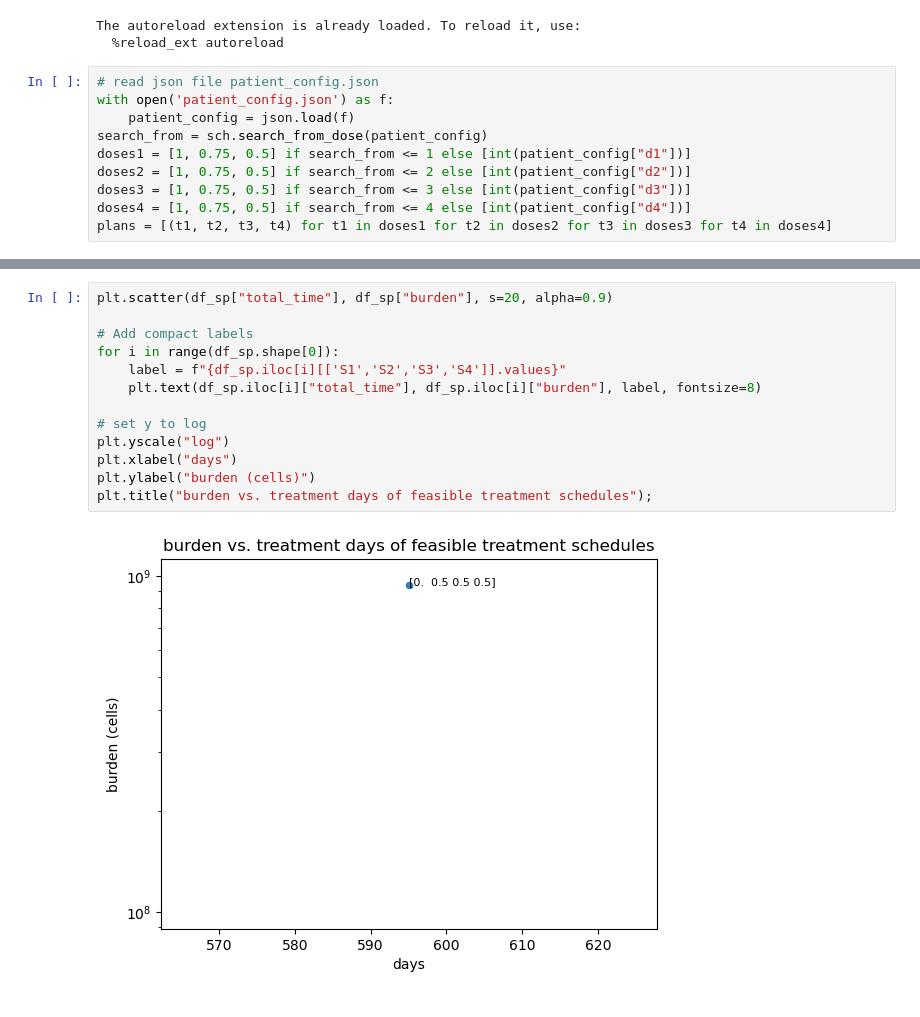
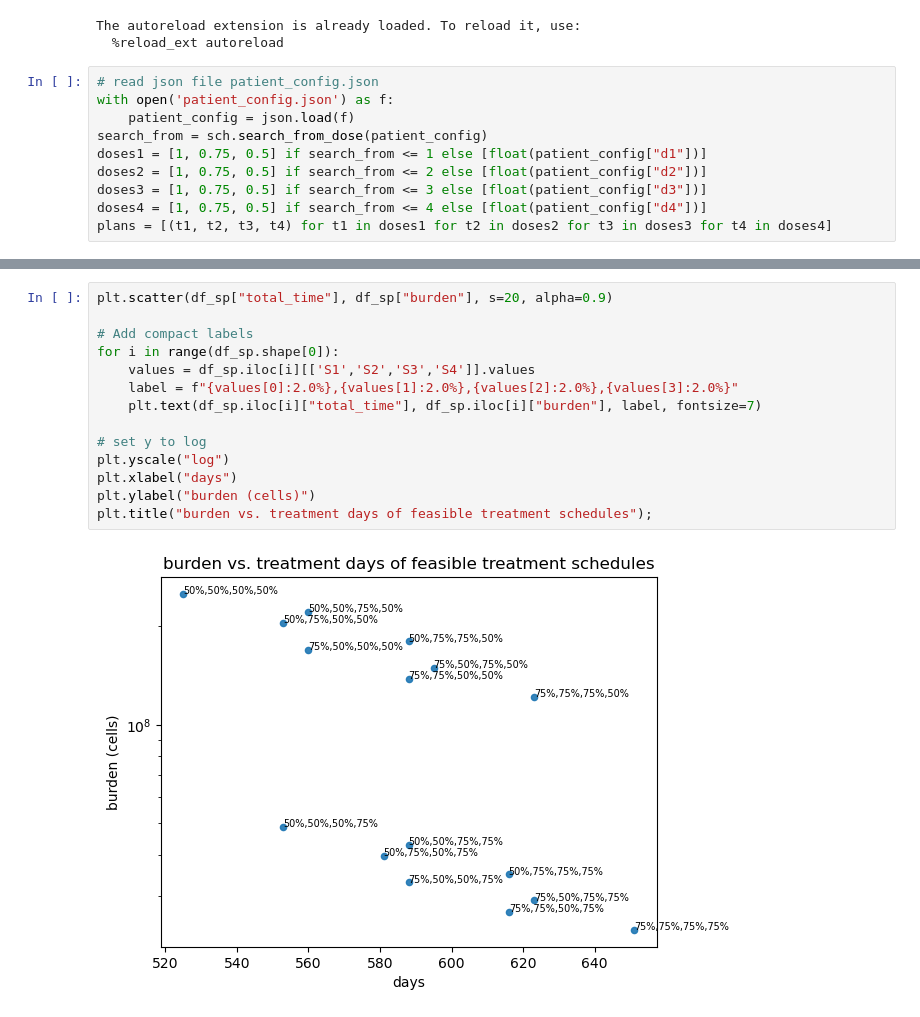
Before and after one commit to tony1747/patient-informed-decision-tool, a Jupyter notebook: main.ipynb, the cells around one changed output, grey strips where cells are left out. Drawn from its saved outputs; the diff is of its cells as text.

```diff
--- a/main.ipynb
+++ b/main.ipynb
@@ -17,10 +17,10 @@ The autoreload extension is already loaded. To reload it, use:
 with open('patient_config.json') as f:
     patient_config = json.load(f)
 search_from = sch.search_from_dose(patient_config)
-doses1 = [1, 0.75, 0.5] if search_from <= 1 else [int(patient_config["d1"])]
-doses2 = [1, 0.75, 0.5] if search_from <= 2 else [int(patient_config["d2"])]
-doses3 = [1, 0.75, 0.5] if search_from <= 3 else [int(patient_config["d3"])]
-doses4 = [1, 0.75, 0.5] if search_from <= 4 else [int(patient_config["d4"])]
+doses1 = [1, 0.75, 0.5] if search_from <= 1 else [float(patient_config["d1"])]
+doses2 = [1, 0.75, 0.5] if search_from <= 2 else [float(patient_config["d2"])]
+doses3 = [1, 0.75, 0.5] if search_from <= 3 else [float(patient_config["d3"])]
+doses4 = [1, 0.75, 0.5] if search_from <= 4 else [float(patient_config["d4"])]
 plans = [(t1, t2, t3, t4) for t1 in doses1 for t2 in doses2 for t3 in doses3 for t4 in doses4]
 # %%
 start_time = time.time()
@@ -57,16 +63,17 @@ ax[2].set_title("treatmetn days");
 # %%
 plt.scatter(df_sp["total_time"], df_sp["burden"], s=20, alpha=0.9)
 
 # Add compact labels
 for i in range(df_sp.shape[0]):
-    label = f"{df_sp.iloc[i][['S1','S2','S3','S4']].values}"
-    plt.text(df_sp.iloc[i]["total_time"], df_sp.iloc[i]["burden"], label, fontsize=8)
+    values = df_sp.iloc[i][['S1','S2','S3','S4']].values
+    label = f"{values[0]:2.0%},{values[1]:2.0%},{values[2]:2.0%},{values[3]:2.0%}"
+    plt.text(df_sp.iloc[i]["total_time"], df_sp.iloc[i]["burden"], label, fontsize=7)
 
 # set y to log
 plt.yscale("log")
 plt.xlabel("days")
 plt.ylabel("burden (cells)")
 plt.title("burden vs. treatment days of feasible treatment schedules");
 # %% [output]
-[figure, old version]
+[figure, new version]
 # %%
```
Also changed, not shown: parts of 6 cells of this notebook, 3 other files.
